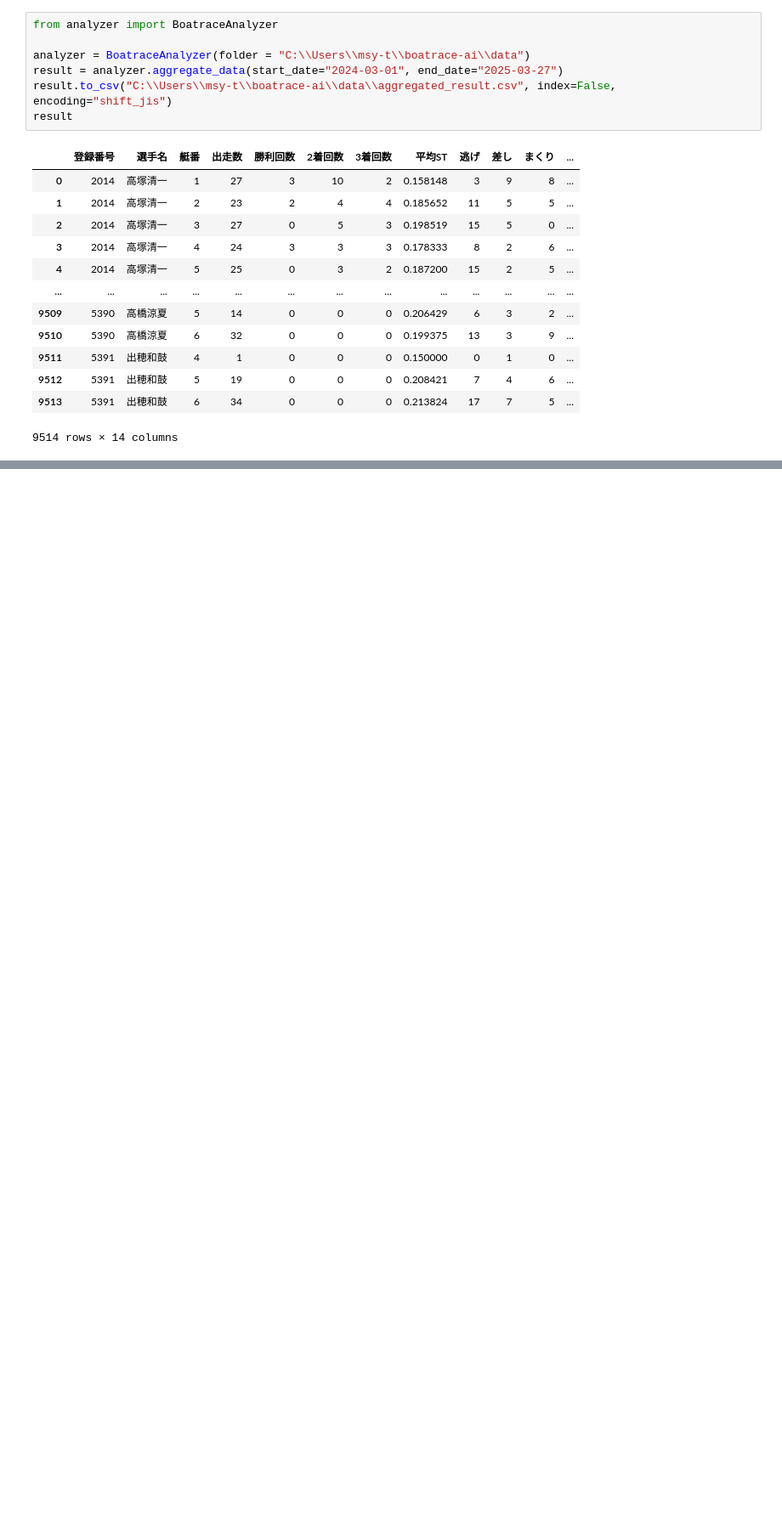
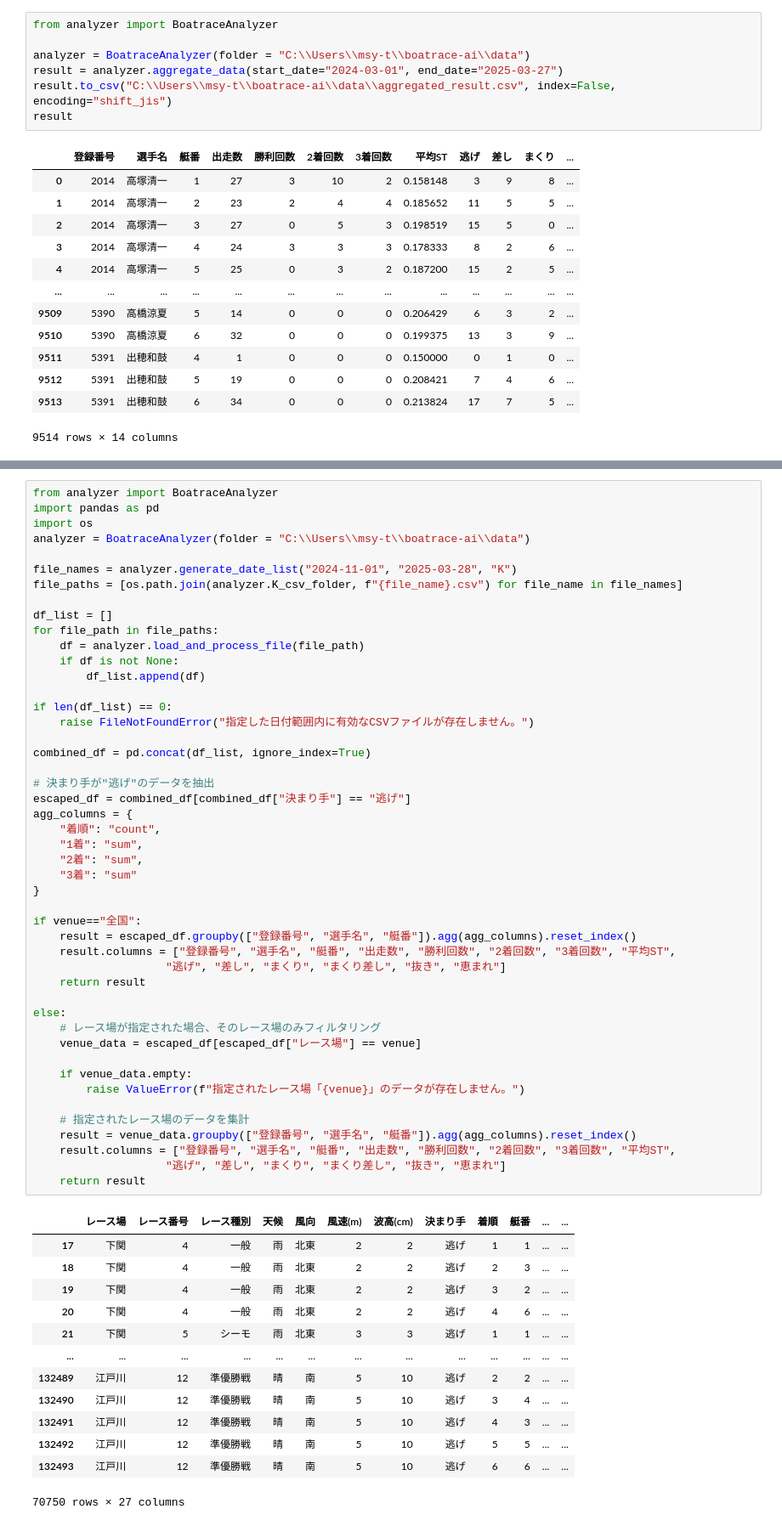
Before and after one commit to ru0108kf/boatrace-ai, a Jupyter notebook: scripts/boatrace_test.ipynb, the cells around one changed output, grey strips where cells are left out. Shown at 85% size. Cells and saved outputs as stored; diff of their text form; blank space fills up the shorter version.

```diff
--- a/scripts/boatrace_test.ipynb
+++ b/scripts/boatrace_test.ipynb
@@ -934,0 +1089,61 @@ result
+# %%
+from analyzer import BoatraceAnalyzer
+import pandas as pd
+import os
+analyzer = BoatraceAnalyzer(folder = "C:\\Users\\msy-t\\boatrace-ai\\data")
+
+file_names = analyzer.generate_date_list("2024-11-01", "2025-03-28", "K")
+file_paths = [os.path.join(analyzer.K_csv_folder, f"{file_name}.csv") for file_name in file_names]
+
+df_list = []
+for file_path in file_paths:
+    df = analyzer.load_and_process_file(file_path)
+    if df is not None:
+        df_list.append(df)
+
+if len(df_list) == 0:
+    raise FileNotFoundError("指定した日付範囲内に有効なCSVファイルが存在しません。")
+
+combined_df = pd.concat(df_list, ignore_index=True)
+
+# 決まり手が"逃げ"のデータを抽出
+escaped_df = combined_df[combined_df["決まり手"] == "逃げ"]
+agg_columns = {
+    "着順": "count",
+    "1着": "sum",
+    "2着": "sum",
+    "3着": "sum"
+}
+
+if venue=="全国":
+    result = escaped_df.groupby(["登録番号", "選手名", "艇番"]).agg(agg_columns).reset_index()
+    result.columns = ["登録番号", "選手名", "艇番", "出走数", "勝利回数", "2着回数", "3着回数", "平均ST",
+                    "逃げ", "差し", "まくり", "まくり差し", "抜き", "恵まれ"]
+    return result
+
+else:
+    # レース場が指定された場合、そのレース場のみフィルタリング
+    venue_data = escaped_df[escaped_df["レース場"] == venue]
+
+    if venue_data.empty:
+        raise ValueError(f"指定されたレース場「{venue}」のデータが存在しません。")
+
+    # 指定されたレース場のデータを集計
+    result = venue_data.groupby(["登録番号", "選手名", "艇番"]).agg(agg_columns).reset_index()
+    result.columns = ["登録番号", "選手名", "艇番", "出走数", "勝利回数", "2着回数", "3着回数", "平均ST",
+                    "逃げ", "差し", "まくり", "まくり差し", "抜き", "恵まれ"]
+    return result
+# %% [output]
+|  | レース場 | レース番号 | レース種別 | 天候 | 風向 | 風速(m) | 波高(cm) | 決まり手 | 着順 | 艇番 | ... | ... |
+| 17 | 下関 | 4 | 一般 | 雨 | 北東 | 2 | 2 | 逃げ | 1 | 1 | ... | ... |
+| 18 | 下関 | 4 | 一般 | 雨 | 北東 | 2 | 2 | 逃げ | 2 | 3 | ... | ... |
+| 19 | 下関 | 4 | 一般 | 雨 | 北東 | 2 | 2 | 逃げ | 3 | 2 | ... | ... |
+| 20 | 下関 | 4 | 一般 | 雨 | 北東 | 2 | 2 | 逃げ | 4 | 6 | ... | ... |
+| 21 | 下関 | 5 | シーモ | 雨 | 北東 | 3 | 3 | 逃げ | 1 | 1 | ... | ... |
+| ... | ... | ... | ... | ... | ... | ... | ... | ... | ... | ... | ... | ... |
+| 132489 | 江戸川 | 12 | 準優勝戦 | 晴 | 南 | 5 | 10 | 逃げ | 2 | 2 | ... | ... |
+| 132490 | 江戸川 | 12 | 準優勝戦 | 晴 | 南 | 5 | 10 | 逃げ | 3 | 4 | ... | ... |
+| 132491 | 江戸川 | 12 | 準優勝戦 | 晴 | 南 | 5 | 10 | 逃げ | 4 | 3 | ... | ... |
+| 132492 | 江戸川 | 12 | 準優勝戦 | 晴 | 南 | 5 | 10 | 逃げ | 5 | 5 | ... | ... |
+| 132493 | 江戸川 | 12 | 準優勝戦 | 晴 | 南 | 5 | 10 | 逃げ | 6 | 6 | ... | ... |
+70750 rows × 27 columns
```
Also changed, not shown: parts of 13 cells of this notebook, 11 other files.
